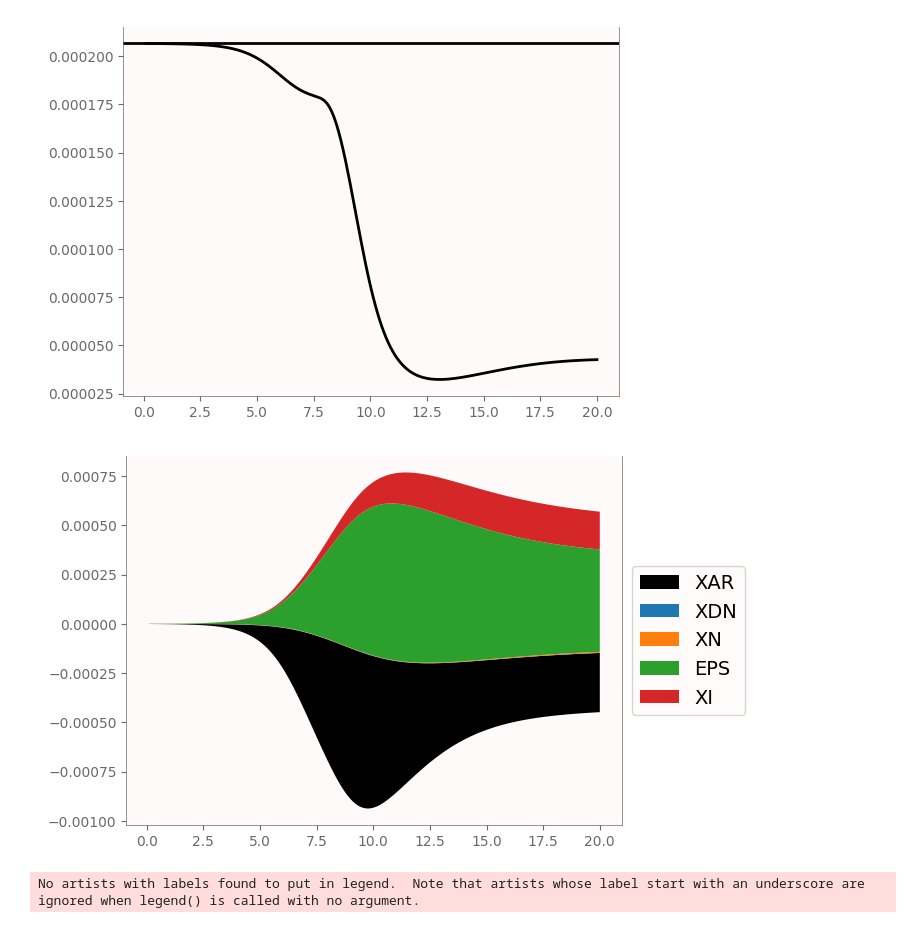
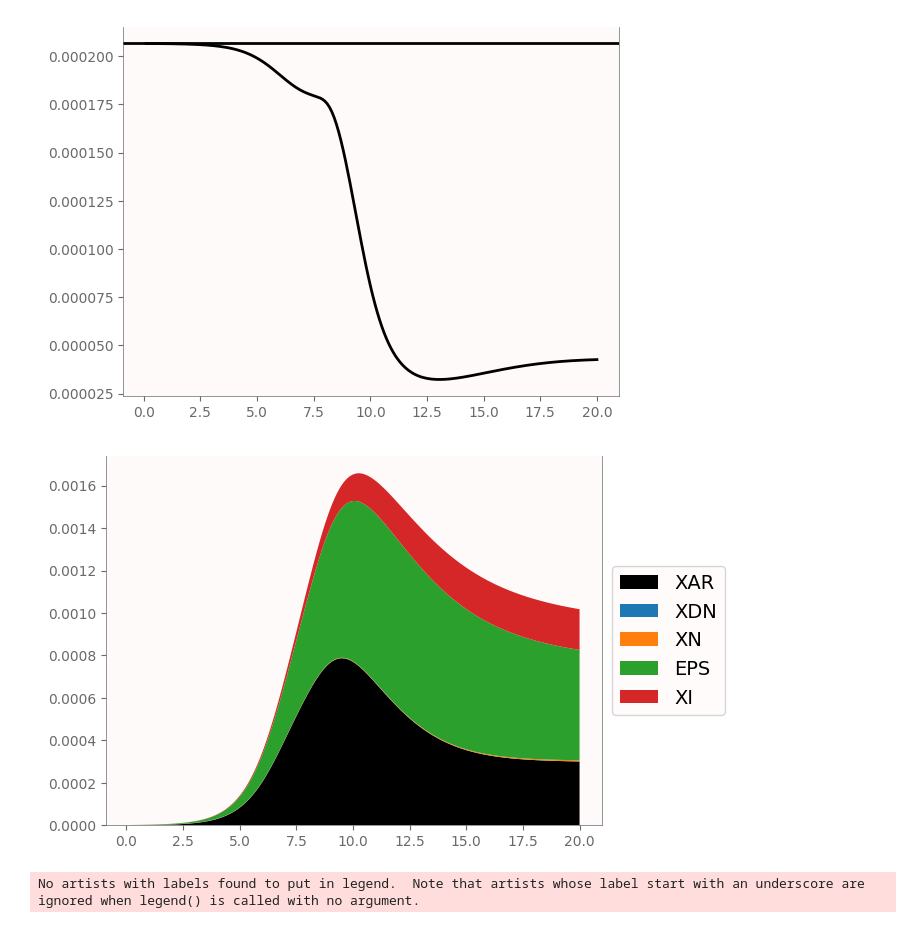
Before and after one commit to edsaac/ReactiveBiomass, a Jupyter notebook: experiments/Rosenzweig_2011.UnsatflowTransp/constantHead.ipynb, the cells around one changed output. Cells and saved outputs as stored; diff of their text form; code cells hidden in the pictures.

```diff
--- a/experiments/Rosenzweig_2011.UnsatflowTransp/constantHead.ipynb
+++ b/experiments/Rosenzweig_2011.UnsatflowTransp/constantHead.ipynb
@@ -104,7 +104,7 @@ def getAllMeshes(field:str):
 ## Careful with this gradient, might need a very fine mesh
 ## to solve for such an abrupt change
 
-scalarName = "DOC"
+scalarName = "XN"
 scalar = getAllMeshes(scalarName)
 # %%
 import matplotlib.colors as colors
@@ -139,17 +139,16 @@ plt.show()
 labels = ["XAR","XDN","XN","EPS","XI"]
 biomasses = np.array([get_total_biomass(i) for i in labels])
 # %%
-
 fig, ax  = plt.subplots()
 # ax.plot(scalar.t/86400, get_total_biomass("XAR"))
 # ax.plot(scalar.t/86400, get_total_biomass("XDN"))
 # ax.plot(scalar.t/86400, get_total_biomass("XN"))
-ax.stackplot(scalar.t/86400, *biomasses, labels = labels, baseline="wiggle")
+ax.stackplot(scalar.t/86400, *biomasses, labels = labels, baseline="zero")
 #ax.set_yscale("log")
 ax.legend(loc="center left", bbox_to_anchor=(1.0, 0.5))
 plt.show()
 # %% [output]
-[figure, old version]
+[figure, new version]
 # %%
 fig, ax  = plt.subplots()
 #ax.plot(scalar.t/86400, np.sum(biomasses, axis=0))
```
Also changed, not shown: parts of 5 cells of this notebook, 54 other files.
